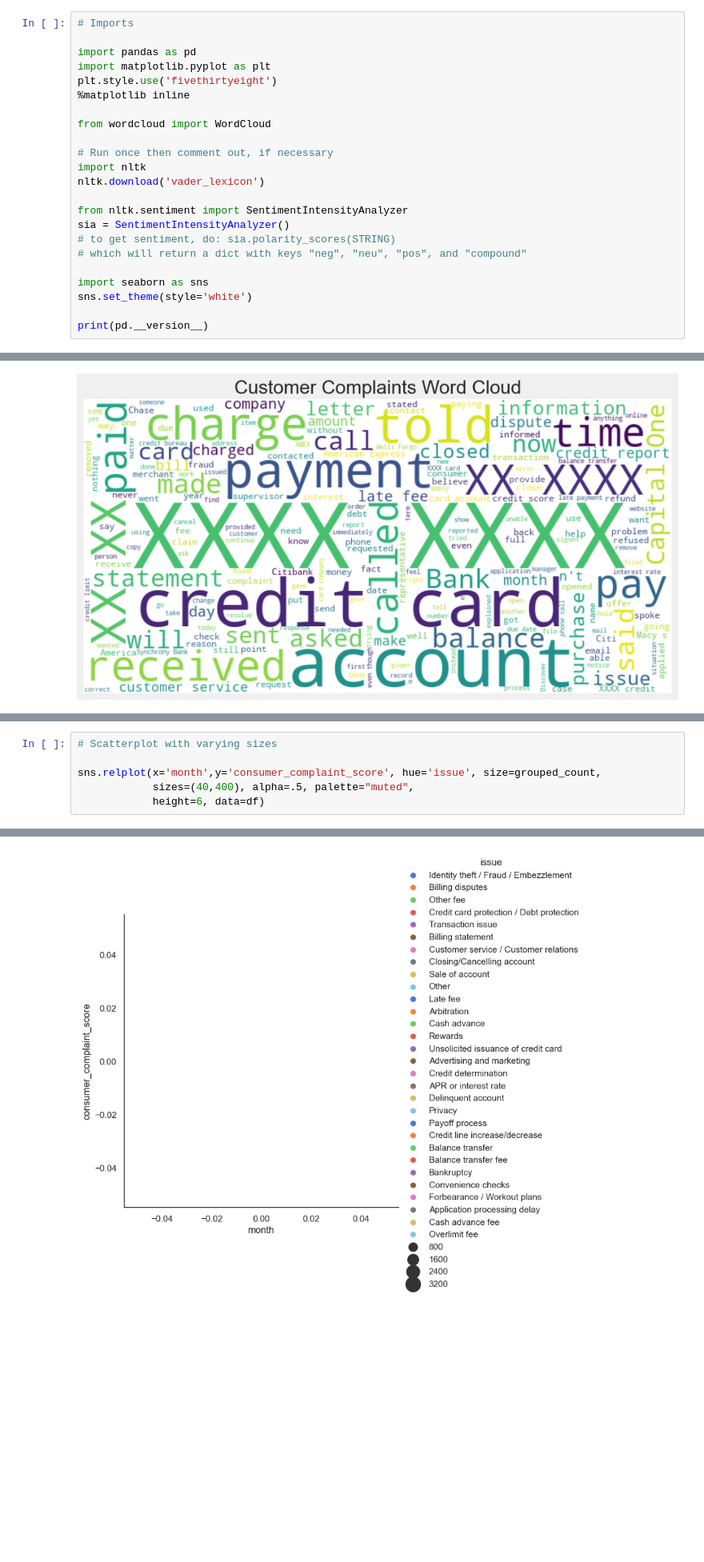
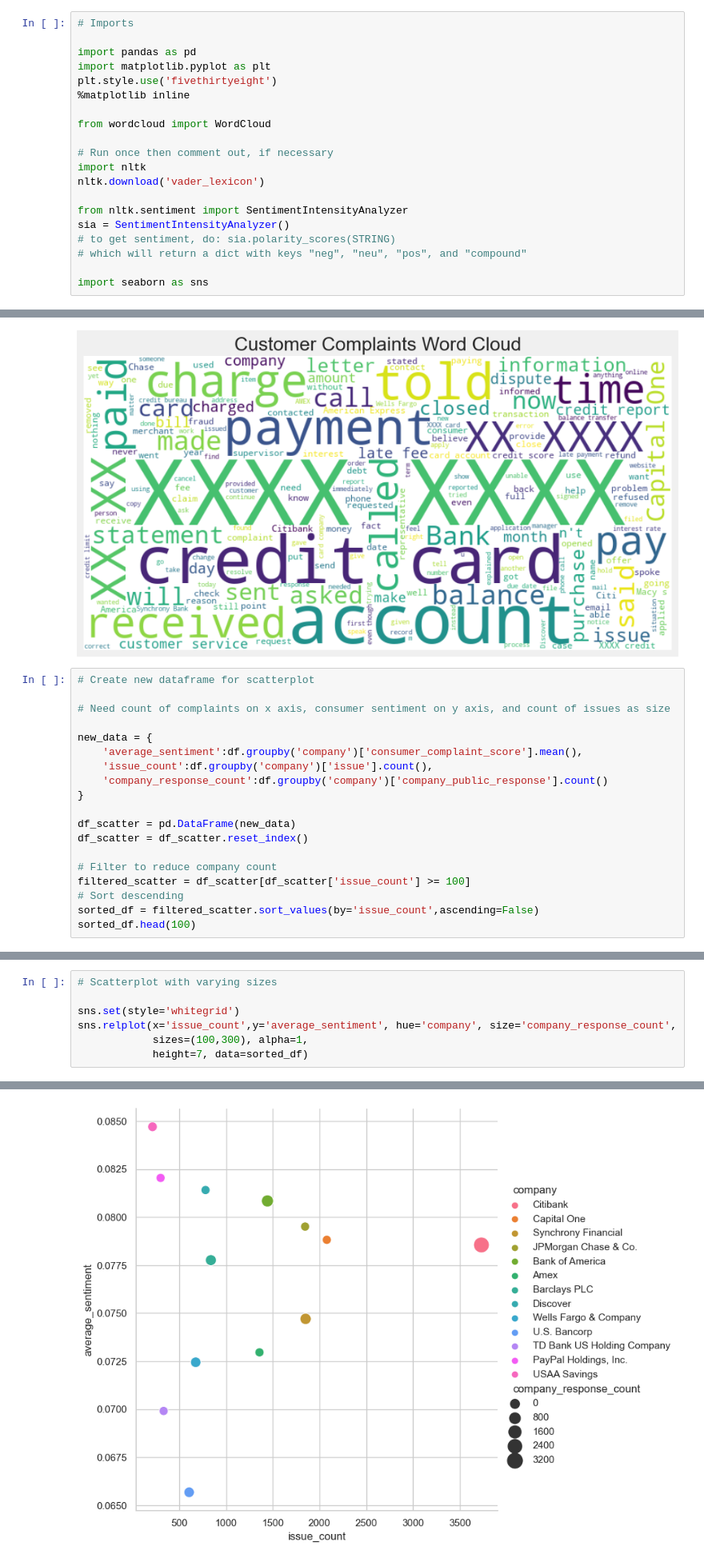
Before and after one commit to Fairie0723/CreditCardComp, a Jupyter notebook: Main.ipynb, the cells around one changed output, grey strips where cells are left out. Shown: that part at 80% size. Saved outputs shown, nothing was run; the diff lists cells and outputs as text; blank space fills up the shorter version.

Commit message:
Pushing relplot

```diff
--- a/Main.ipynb
+++ b/Main.ipynb
@@ -20,9 +20,6 @@ sia = SentimentIntensityAnalyzer()
 # which will return a dict with keys "neg", "neu", "pos", and "compound"
 
 import seaborn as sns
-sns.set_theme(style='white')
-
-print(pd.__version__)
 # %% [output]
 2.0.3
 [nltk_data] Downloading package vader_lexicon to
@@ -206,3 +225,22 @@ plt.title("Customer Complaints Word Cloud")
 plt.show()
 # %% [output]
 [figure]
+# %%
+# Create new dataframe for scatterplot
+
+# Need count of complaints on x axis, consumer sentiment on y axis, and count of issues as size
+
+new_data = {
+    'average_sentiment':df.groupby('company')['consumer_complaint_score'].mean(),
+    'issue_count':df.groupby('company')['issue'].count(),
+    'company_response_count':df.groupby('company')['company_public_response'].count()
+}
+
+df_scatter = pd.DataFrame(new_data)
+df_scatter = df_scatter.reset_index()
+
+# Filter to reduce company count
+filtered_scatter = df_scatter[df_scatter['issue_count'] >= 100]
+# Sort descending
+sorted_df = filtered_scatter.sort_values(by='issue_count',ascending=False)
+sorted_df.head(100)
@@ -209,9 +262,10 @@ plt.show()
 # %%
 # Scatterplot with varying sizes
 
-sns.relplot(x='month',y='consumer_complaint_score', hue='issue', size=grouped_count,
-            sizes=(40,400), alpha=.5, palette="muted",
-            height=6, data=df)
+sns.set(style='whitegrid')
+sns.relplot(x='issue_count',y='average_sentiment', hue='company', size='company_response_count',
+            sizes=(100,300), alpha=1,
+            height=7, data=sorted_df)
 # %% [output]
 <seaborn.axisgrid.FacetGrid at 0x...>
-[figure, old version]
+[figure, new version]
```
Also changed, not shown: parts of 2 cells of this notebook, 1 other file.
